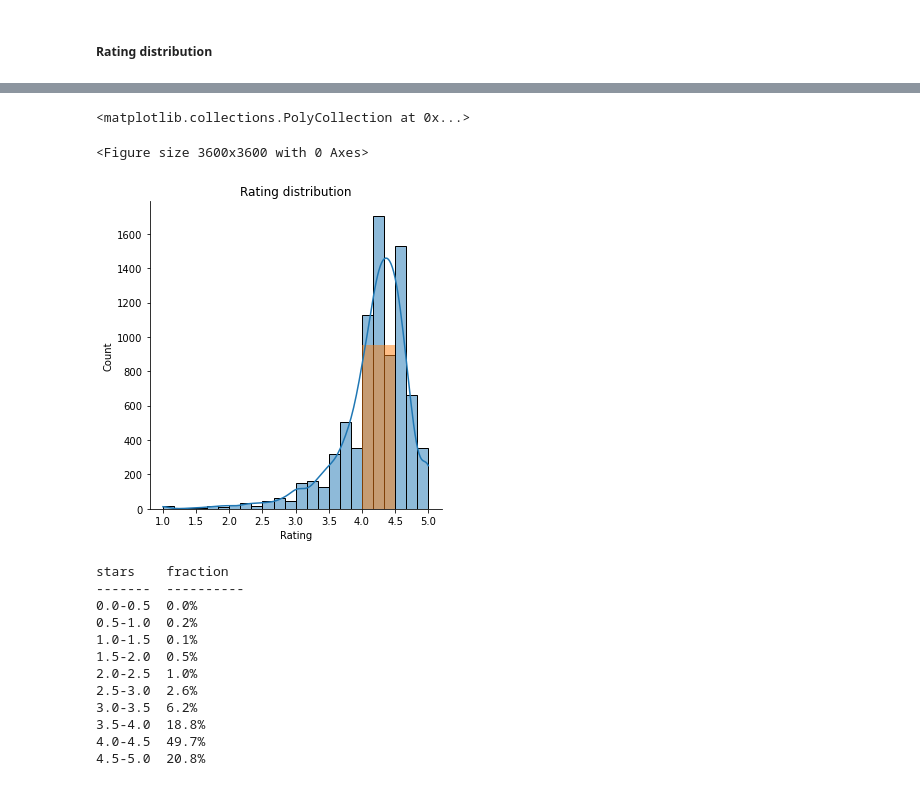
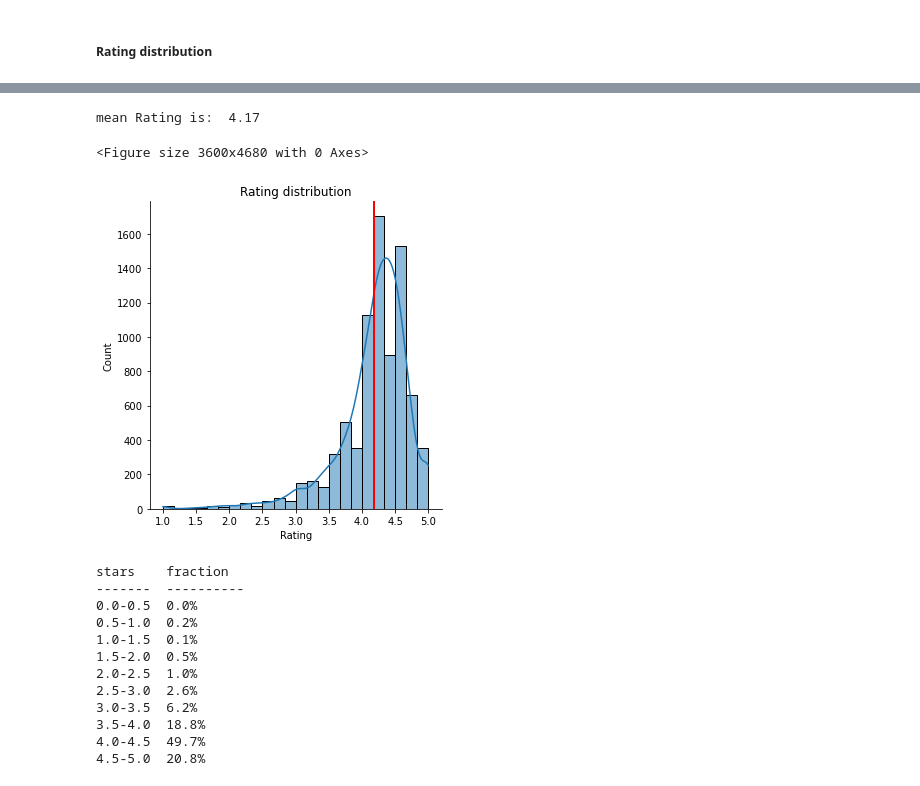
Before and after one commit to NirAharon1/Data-Analysis-Projects, a Jupyter notebook: Project 2 - Google Play Store Apps/google paly store apps.ipynb, the cells around one changed output, grey strips where cells are left out. Cells and saved outputs as stored; diff of their text form; code cells hidden in the pictures.

```diff
--- a/Project 2 - Google Play Store Apps/google paly store apps.ipynb
+++ b/Project 2 - Google Play Store Apps/google paly store apps.ipynb
@@ -94,6 +94,7 @@ app_df["Installs"]= app_df["Installs"].str.replace(r'[\+\,]','', regex=True)
 app_df["Price"]= app_df["Price"].astype("float")
 app_df["Installs"] = pd.to_numeric(app_df["Installs"])
 app_df["Installs"]= app_df["Installs"].astype("int32")
+app_df["Reviews"]= app_df["Reviews"].astype("int32")
 # %% [markdown]
 ##### Convert "Size" to Mb
 # %%
@@ -189,16 +158,21 @@ fill_between(x, y1, y2=0, where=None, interpolate=False, step=None, *, data=None
 # %%
-plt.figure(figsize=(50,50))
+plt.figure(figsize=(50,65))
 ara = sns.displot(data=app_df,
                   bins=24,
                   x="Rating",
-                  kde=True,
+                  kde=True
                   )
+
 plt.title("Rating distribution")
-plt.fill_between([4,4.5],0,950,alpha=0.5)
+plt.axvline(x=app_df.Rating.mean(),
+            color='red',
+            lw=2)
+
+print("mean Rating is: ", round(app_df.Rating.mean(),2))
 # %% [output]
-<matplotlib.collections.PolyCollection at 0x...>
+mean Rating is:  4.17
-<Figure size 3600x3600 with 0 Axes>
+<Figure size 3600x4680 with 0 Axes>
-[figure, old version]
+[figure, new version]
 # %%
 stars = []
 fraction = []
```
Also changed, not shown: parts of 15 cells of this notebook.
